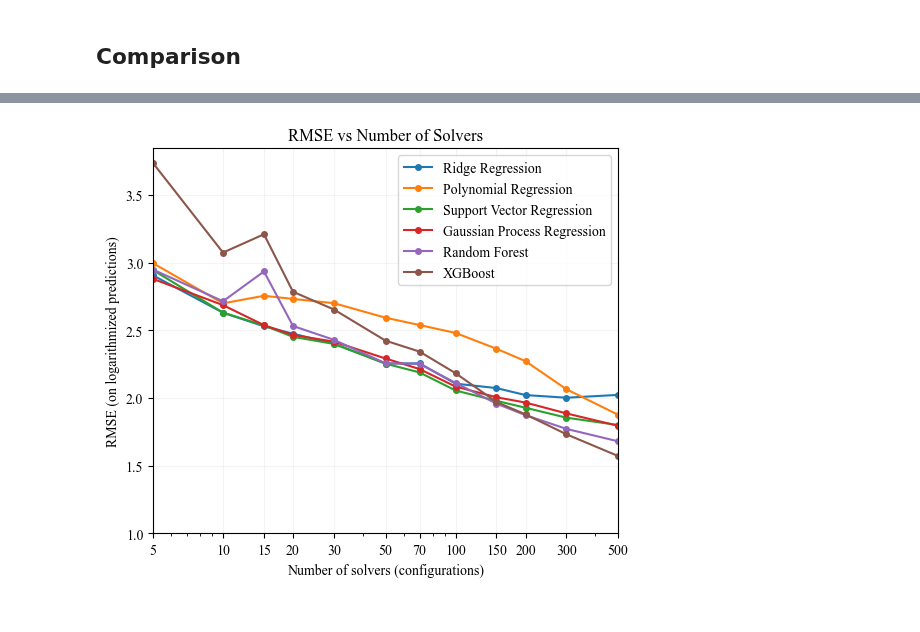
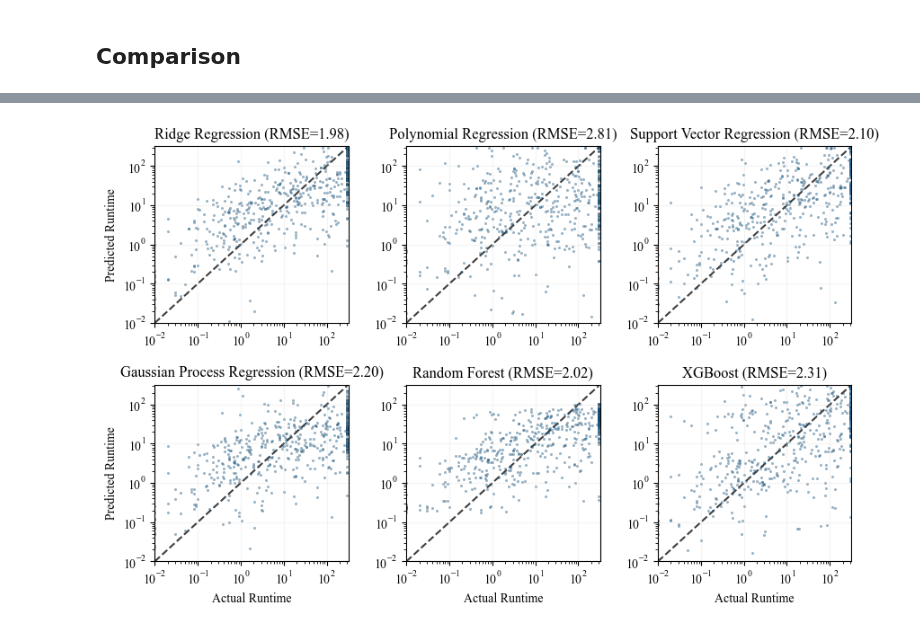
Before and after one commit to zakrzewow/raw-algorithm-portfolios, a Jupyter notebook: archive/phase1/comparison_base.ipynb, the cells around one changed output, grey strips where cells are left out. Drawn from its saved outputs; the diff is of its cells as text; code cells hidden in the pictures.

```diff
--- a/archive/phase1/comparison_base.ipynb
+++ b/archive/phase1/comparison_base.ipynb
@@ -1,7 +1,4 @@
 # %%
-import warnings
-from pathlib import Path
-
 import matplotlib.pyplot as plt
 import numpy as np
 import pandas as pd
@@ -32,18 +29,9 @@ from src.model import (
     Ridge,
     XGBRegressor,
 )
+from src.results import plot_line, plot_scatter
 from src.split import get_n_splits
 from src.wrapper import ScikitLearnWrapper
-
-warnings.filterwarnings("ignore", category=UserWarning)
-warnings.filterwarnings("ignore", category=FutureWarning)
-warnings.filterwarnings("ignore", message=".*algorithm did not converge.*")
-
-plt.rcParams["font.family"] = "Times New Roman"
-plt.rcParams["axes.grid"] = True
-plt.rcParams["grid.alpha"] = 0.2
-plt.rcParams["grid.color"] = "#cccccc"
-plt.rcParams["axes.xmargin"] = 0
 # %%
 evaluations_df = pd.read_parquet(PROCESSED_DATA_DIR / "evaluations.parquet")
 solvers_df = pd.read_parquet(PROCESSED_DATA_DIR / "solvers.parquet")
@@ -302,26 +255,0 @@ plt.show()
-# %%
-fig, ax = plt.subplots(figsize=(6, 5))
-
-plot_df = result_df.groupby(["name", "solver_number"], sort=False)["rmse"].mean().reset_index()
-
-for name, group in plot_df.groupby("name", sort=False):
-    plt.plot(
-        group['solver_number'],
-        group['rmse'],
-        'o-',
-        label=name,
-        linewidth=1.5,
-         markersize=4
-    )
-
-plt.xscale('log')
-plt.xlabel('Number of solvers (configurations)')
-plt.ylabel('RMSE (on logarithmized predictions)')
-plt.legend(loc='best', frameon=True)
-plt.xticks(plot_df['solver_number'].unique(), plot_df['solver_number'].unique())
-plt.title('RMSE vs Number of Solvers')
-plt.ylim(1)
-# plt.savefig("fig.png", dpi=300, bbox_inches="tight")
-plt.show()
-# %% [output]
-[figure, removed]
@@ -333,0 +256,9 @@ result_df.pivot_table(
+# %%
+# plot_df = result_df.loc[(result_df["random_state"] == 17) & (result_df["solver_number"] == 300)].reset_index(drop=True)
+plot_df = result_df.loc[(result_df["random_state"] == 1) & (result_df["solver_number"] == 50)].reset_index(drop=True)
+
+fig, axs = plot_scatter(plot_df)
+# plt.savefig("fig.png", dpi=300, bbox_inches="tight")
+plt.show()
+# %% [output]
+[figure, added]
```
Also changed, not shown: parts of 4 cells of this notebook, 43 other files.
